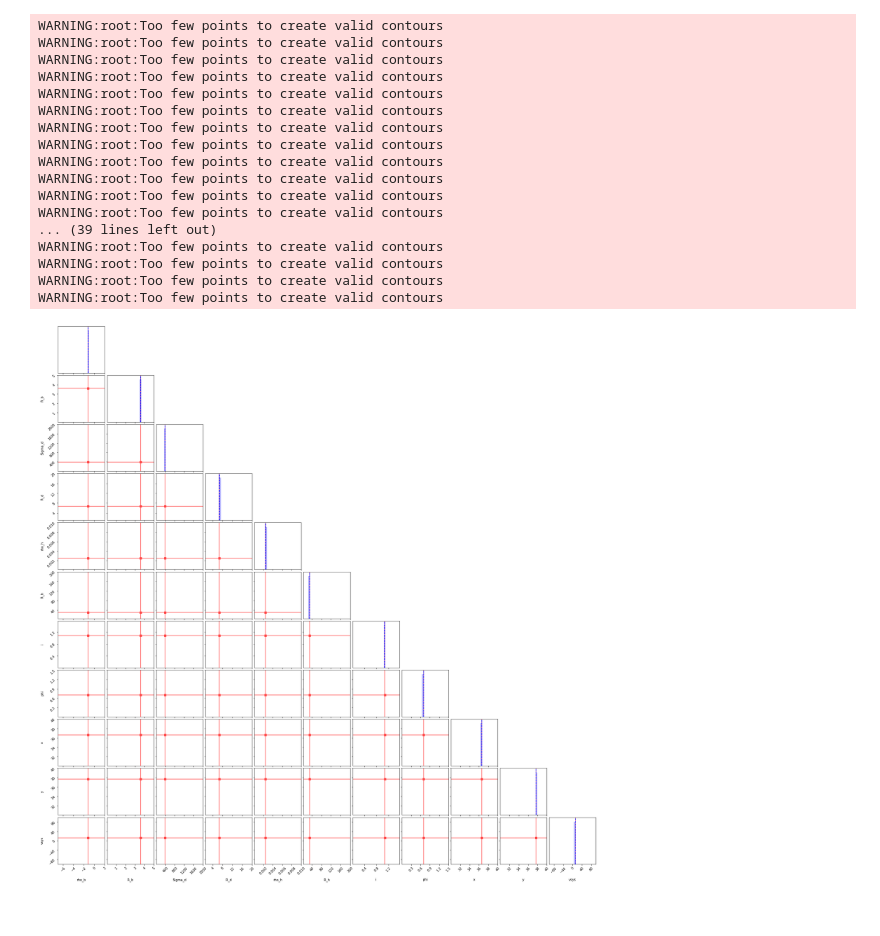
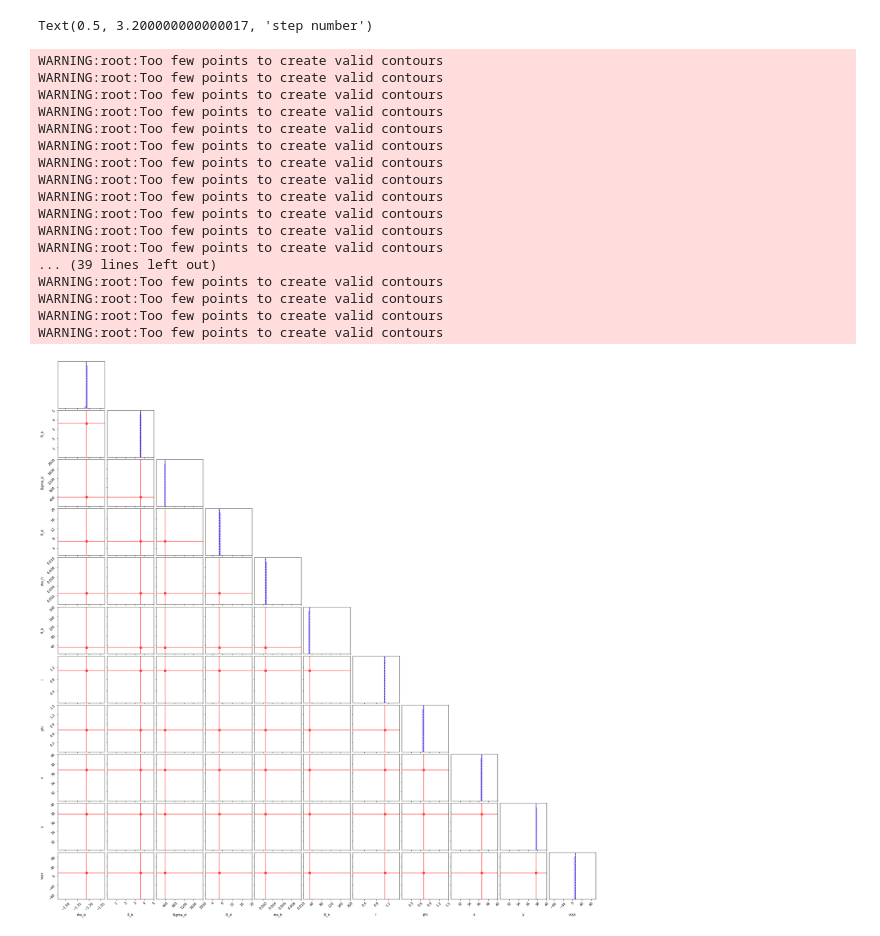
Before and after one commit to yzh250/RotationCurve, a Jupyter notebook: 2D_RC/main/MCMC.ipynb, the cells around one changed output. Saved outputs shown, nothing was run; the diff lists cells and outputs as text; code cells hidden in the pictures.

```diff
--- a/2D_RC/main/MCMC.ipynb
+++ b/2D_RC/main/MCMC.ipynb
@@ -15,28 +31,32 @@ labels = ['rho_b','R_b', 'Sigma_d','R_d','rho_h','R_h','i','phi','x','y','vsys']
+# %%
+axes_NFW[-1].set_xlabel('step number')
+# %% [output]
+Text(0.5, 3.200000000000017, 'step number')
 # %%
 corner.corner(flat_bad_samples_NFW, labels=labels,
-                    range=[(-7,2), (0,5), (0,2000),(1,20),(0.0001,0.01),(5,200),(0,np.pi/2),(0,1.5),(30,40),(30,40),(-100,100)], bins=30, #smooth=1,
+                    range=[(-1.6,-1), (0,5), (0,2000),(1,20),(0.0001,0.01),(5,200),(0,np.pi/2),(0,1.5),(30,40),(30,40),(-100,100)], bins=30, #smooth=1,
                     truths=mini_soln, truth_color='#ff4444',
                     levels=(1-np.exp(-0.5), 1-np.exp(-2)),
                     quantiles=(0.16, 0.84),
                     hist_kwargs={'histtype':'stepfilled', 'alpha':0.3, 'density':True},
                     color='blue', plot_datapoints=False,
                     fill_contours=True)
 # %% [output]
 WARNING:root:Too few points to create valid contours
 WARNING:root:Too few points to create valid contours
 WARNING:root:Too few points to create valid contours
 WARNING:root:Too few points to create valid contours
 WARNING:root:Too few points to create valid contours
 WARNING:root:Too few points to create valid contours
 WARNING:root:Too few points to create valid contours
 WARNING:root:Too few points to create valid contours
 WARNING:root:Too few points to create valid contours
 WARNING:root:Too few points to create valid contours
 WARNING:root:Too few points to create valid contours
 WARNING:root:Too few points to create valid contours
 ... (39 lines left out)
 WARNING:root:Too few points to create valid contours
 WARNING:root:Too few points to create valid contours
 WARNING:root:Too few points to create valid contours
 WARNING:root:Too few points to create valid contours
-[figure, old version]
+[figure, new version]
```
Also changed, not shown: parts of 11 cells of this notebook.
